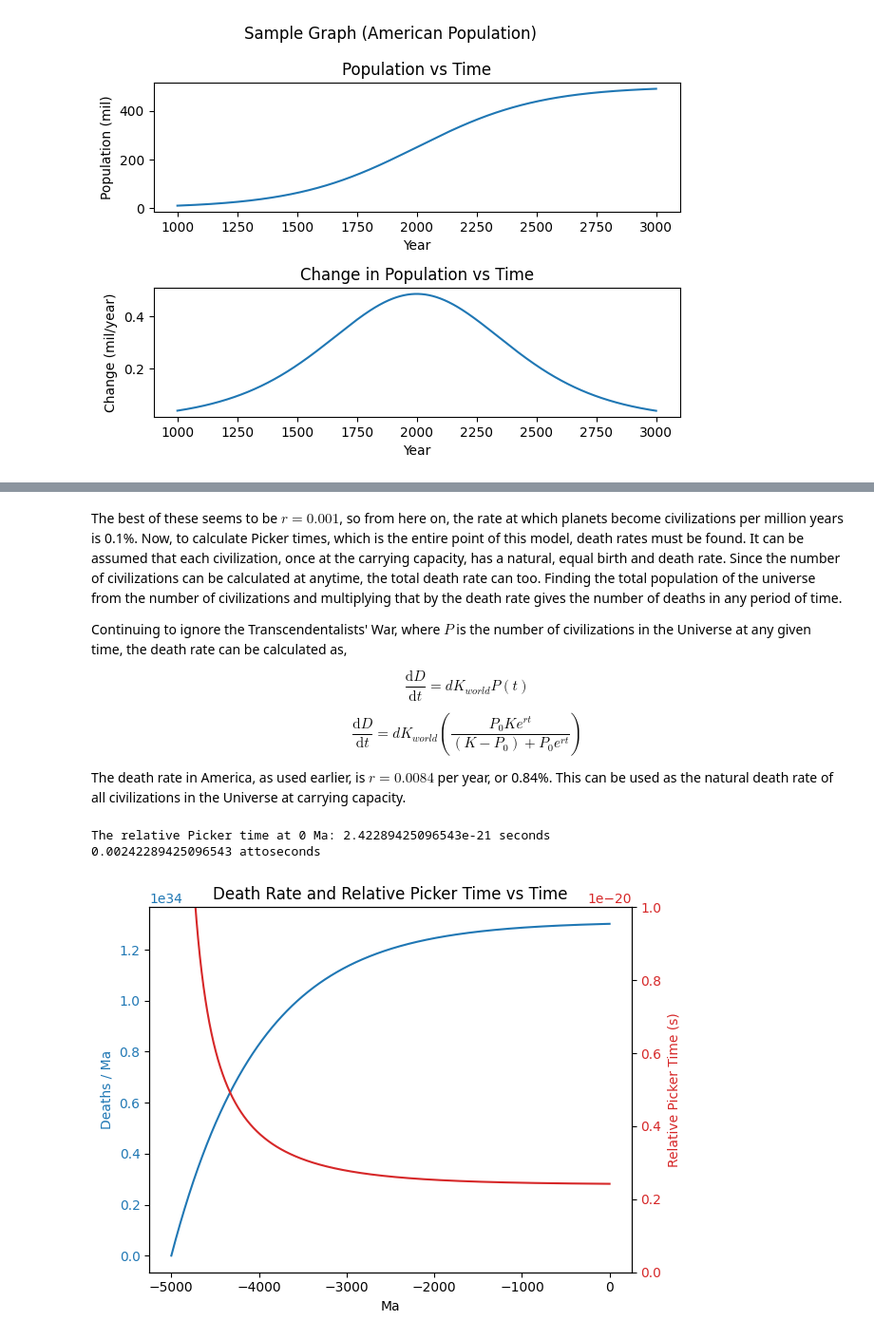
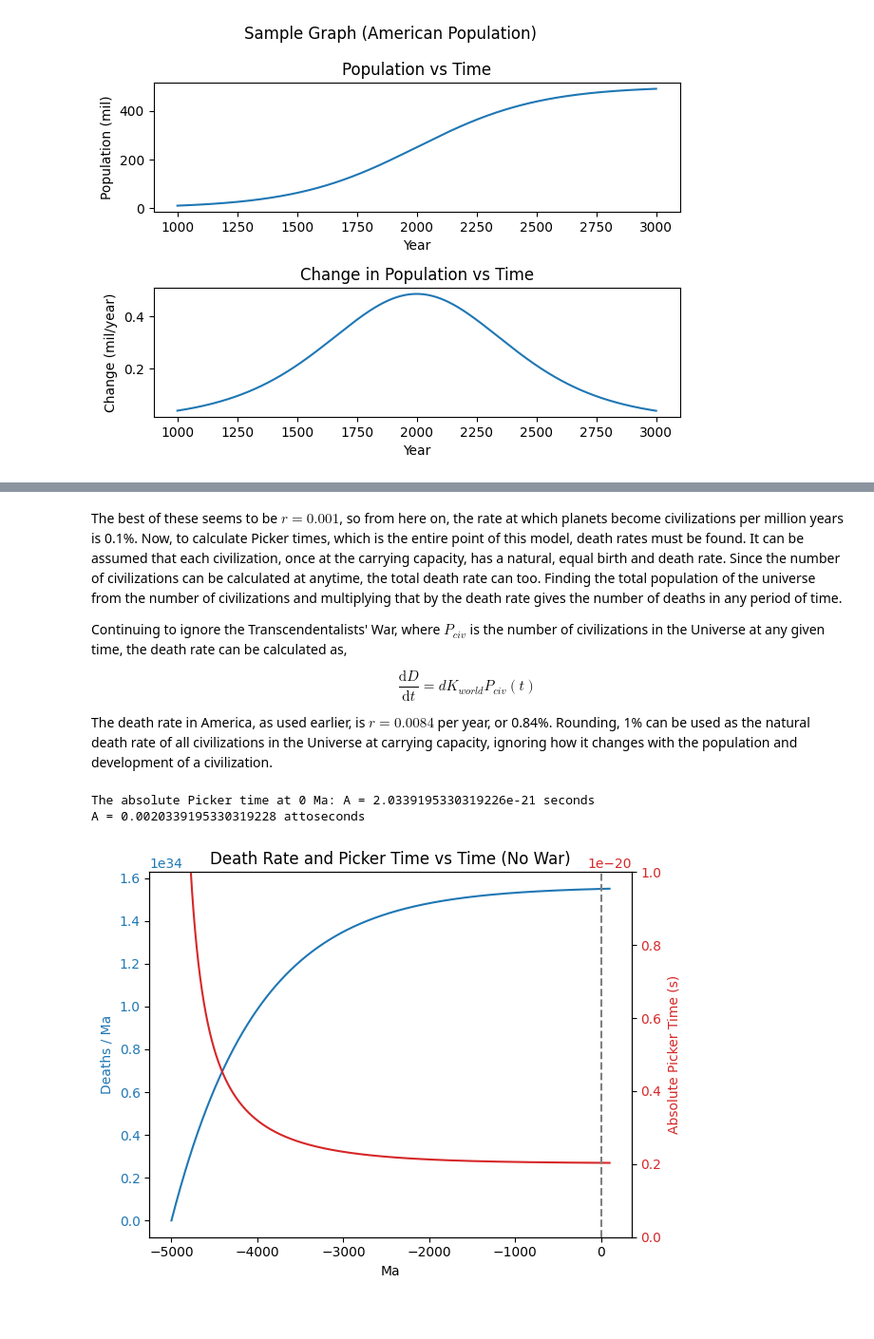
Before and after one commit to ihsotas0/Interfaced, a Jupyter notebook: worldbuilding/pickerism.model.ipynb, the cells around one changed output, grey strips where cells are left out. Shown at 95% size. Drawn from its saved outputs; the diff is of its cells as text; code cells hidden in the pictures; blank space fills up the shorter version.

Commit message:
FINISHED PICKER CALCULATIONS

```diff
--- a/worldbuilding/pickerism.model.ipynb
+++ b/worldbuilding/pickerism.model.ipynb
@@ -88,6 +89,7 @@ has no effect 5 billion years later on the population.
 # %%
-init_pop = 1 # world
+init_pop = 10**10 # world
 init_time = -5000 # Ma
+end_time = 100 # Ma
 # %% [markdown]
 Modelling the population of the Universe is the first step to calculating Picker
 times and other things. The standard equation for population dynamics is this
@@ -288,13 +292,13 @@ r3 = 0.0005
 r4 = 0.0001
 
 time1, pop1, d_pop1 = \
-    make_civ_data(r1, init_pop, k_civ, init_time, 0)
+    make_civ_data(r1, init_pop, k_civ, init_time, end_time)
 time2, pop2, d_pop2 = \
-    make_civ_data(r2, init_pop, k_civ, init_time, 0)
+    make_civ_data(r2, init_pop, k_civ, init_time, end_time)
 time3, pop3, d_pop3 = \
-    make_civ_data(r3, init_pop, k_civ, init_time, 0)
+    make_civ_data(r3, init_pop, k_civ, init_time, end_time)
 time4, pop4, d_pop4 = \
-    make_civ_data(r4, init_pop, k_civ, init_time, 0)
+    make_civ_data(r4, init_pop, k_civ, init_time, end_time)
 
 fig2, (fig2_ax1, fig2_ax2) = plt.subplots(2)
 
@@ -307,6 +311,7 @@ fig2_ax1.plot(time4, pop4, label=str(f"r = {r4}"))
 fig2_ax1.set_title("Civilizations vs Time")
 fig2_ax1.set_xlabel("Ma")
 fig2_ax1.set_ylabel("Civilizations")
+
 fig2_ax1.legend()
 
 fig2_ax2.plot(time1, d_pop1, label=str(f"r = {r1}"))
@@ -316,6 +321,7 @@ fig2_ax2.plot(time4, d_pop4, label=str(f"r = {r4}"))
 fig2_ax2.set_title("Change in Civilizations vs Time")
 fig2_ax2.set_xlabel("Ma")
 fig2_ax2.set_ylabel("Change / Ma")
+fig2_ax2.set_ylim([0,0.2 * 10**18])
 fig2_ax2.legend()
 
 fig2.tight_layout()
@@ -331,55 +337,53 @@ calculated at anytime, the total death rate can too. Finding the total
 population of the universe from the number of civilizations and multiplying that
 by the death rate gives the number of deaths in any period of time.
 
-Continuing to ignore the Transcendentalists' War, where $P$ is the number of
-civilizations in the Universe at any given time, the death rate can be
+Continuing to ignore the Transcendentalists' War, where $P_{civ}$ is the number
+of civilizations in the Universe at any given time, the death rate can be
 calculated as,
 
-$$ \frac{\mathrm{d}D}{\mathrm{d}t} = dK_{world}P(t) $$
-
-$$ \frac{\mathrm{d}D}{\mathrm{d}t} = dK_{world}\left(\frac{P_0 K e^{rt}}{(K-P_0)
-+ P_0 e^{rt}}\right) $$
+$$ \boxed{\frac{\mathrm{d}D}{\mathrm{d}t} = dK_{world}P_{civ}(t)} $$
 
 The death rate in America, as used earlier, is $r = 0.0084$ per year, or 0.84%.
-This can be used as the natural death rate of all civilizations in the Universe
-at carrying capacity.
+Rounding, 1% can be used as the natural death rate of all civilizations in the
+Universe at carrying capacity, ignoring how it changes with the population and
+development of a civilization.
 # %%
 # Taking the choosen r value data
 time = time2
-pop = pop2
+pop_civ = pop2
 d_pop = d_pop2
 
-d = 0.0084 # per year
+d = 0.01 # per year
 d = d*1_000_000 # per Ma
 
-death_rate = pop*k_world*d
+death_rate = k_world*d*pop_civ
 
 # Deaths / Ma to deaths / seconds
 death_rate_per_sec = death_rate/1_000_000/365/24/60/60
 
-relative_picker_time = 1/death_rate_per_sec
+absolute_picker_time = 1/death_rate_per_sec
 
 fig3, fig3_ax1 = plt.subplots()
 
 fig3_ax1.plot(time, death_rate, color='tab:blue')
-fig3_ax1.set_title("Death Rate and Relative Picker Time vs Time")
+fig3_ax1.set_title("Death Rate and Picker Time vs Time (No War)")
 fig3_ax1.set_xlabel("Ma")
 fig3_ax1.set_ylabel("Deaths / Ma", color='tab:blue')
 fig3_ax1.tick_params(axis='y', labelcolor='tab:blue')
 
 fig3_ax2 = fig3_ax1.twinx()
 
-fig3_ax2.plot(time, relative_picker_time, color='tab:red')
-fig3_ax2.set_ylabel("Relative Picker Time (s)", color='tab:red')
+fig3_ax2.plot(time, absolute_picker_time, color='tab:red')
+fig3_ax2.set_ylabel("Absolute Picker Time (s)", color='tab:red')
 fig3_ax2.tick_params(axis='y', labelcolor='tab:red')
 fig3_ax2.set_ylim([0,10**-20])
+fig3_ax2.vlines(x=0, ymin=0, ymax=10**50, linestyles='dashed', color='gray')
 
 fig3.tight_layout()
 
-print(f"The relative Picker time at 0 Ma: {relative_picker_time[-1]} seconds")
-
-print(f"{relative_picker_time[-1]*(10**18)} attoseconds")
+print(f"The absolute Picker time at 0 Ma: A = {absolute_picker_time[-1]} seconds")
+print(f"A = {absolute_picker_time[-1]*(10**18)} attoseconds")
 # %% [output]
-The relative Picker time at 0 Ma: 2.42289425096543e-21 seconds
-0.00242289425096543 attoseconds
+The absolute Picker time at 0 Ma: A = 2.0339195330319226e-21 seconds
+A = 0.0020339195330319228 attoseconds
-[figure, old version]
+[figure, new version]
```
Also changed, not shown: parts of 19 cells of this notebook, 1 other file.
